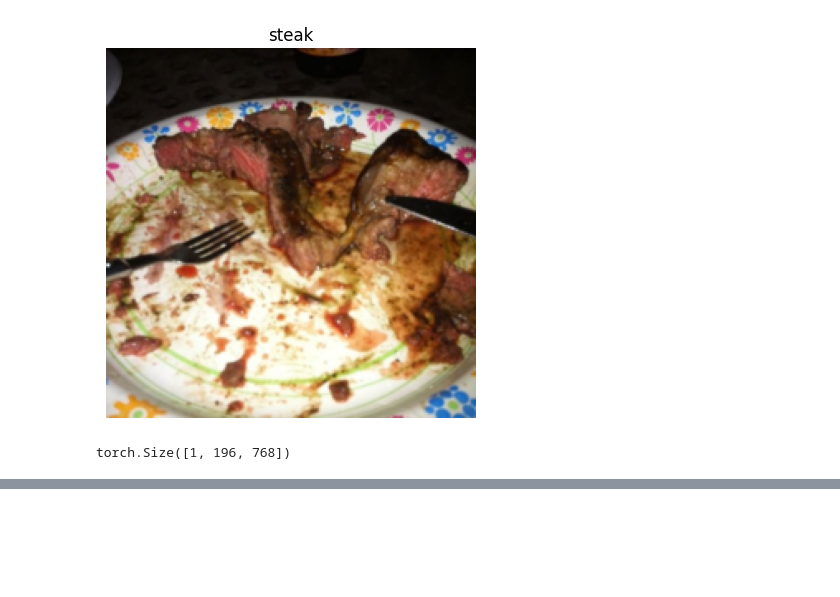
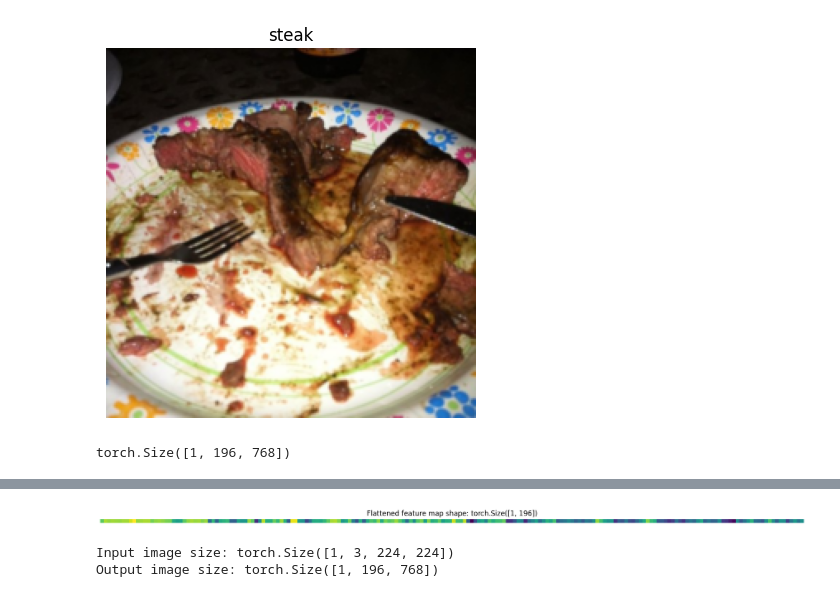
Before and after one commit to Gliitchhh410/PyTorch_Fundmentals, a Jupyter notebook: 08_Vision_Transformer_PyTorch.ipynb, the cells around one changed output, grey strips where cells are left out. Drawn from its saved outputs; the diff is of its cells as text; code cells hidden in the pictures; blank space fills up the shorter version.

Commit message:
Building a PatchEmbedder class

```diff
--- a/08_Vision_Transformer_PyTorch.ipynb
+++ b/08_Vision_Transformer_PyTorch.ipynb
@@ -341,3 +341,9 @@ Flattened image feature map shape: torch.Size([1, 768, 196])
 image_out_of_conv_flattened.permute(0,2,1).shape
 # %% [output]
 torch.Size([1, 196, 768])
+# %%
+image_out_of_conv_flattened_reshaped = image_out_of_conv_flattened.permute(0,2,1)
+single_flattened_feature_map = image_out_of_conv_flattened_reshaped[:,:,0]
+
+
+single_flattened_feature_map
@@ -343,0 +368,8 @@ torch.Size([1, 196, 768])
+# %%
+# Plot the flattened feature map visually
+plt.figure(figsize=(22, 22))
+plt.imshow(single_flattened_feature_map.detach().numpy())
+plt.title(f"Flattened feature map shape: {single_flattened_feature_map.shape}")
+plt.axis(False);
+# %% [output]
+[figure, added]
@@ -343,0 +401,14 @@ torch.Size([1, 196, 768])
+# %%
+set_seeds()
+
+patchify = PatchEmbedding()
+
+
+print(f"Input image size: {image.unsqueeze(0).shape}")
+
+patch_embedded_image = patchify(image.unsqueeze(0))
+
+print(f"Output image size: {patch_embedded_image.shape}")
+# %% [output]
+Input image size: torch.Size([1, 3, 224, 224])
+Output image size: torch.Size([1, 196, 768])
```
Also changed, not shown: parts of 2 cells of this notebook.
